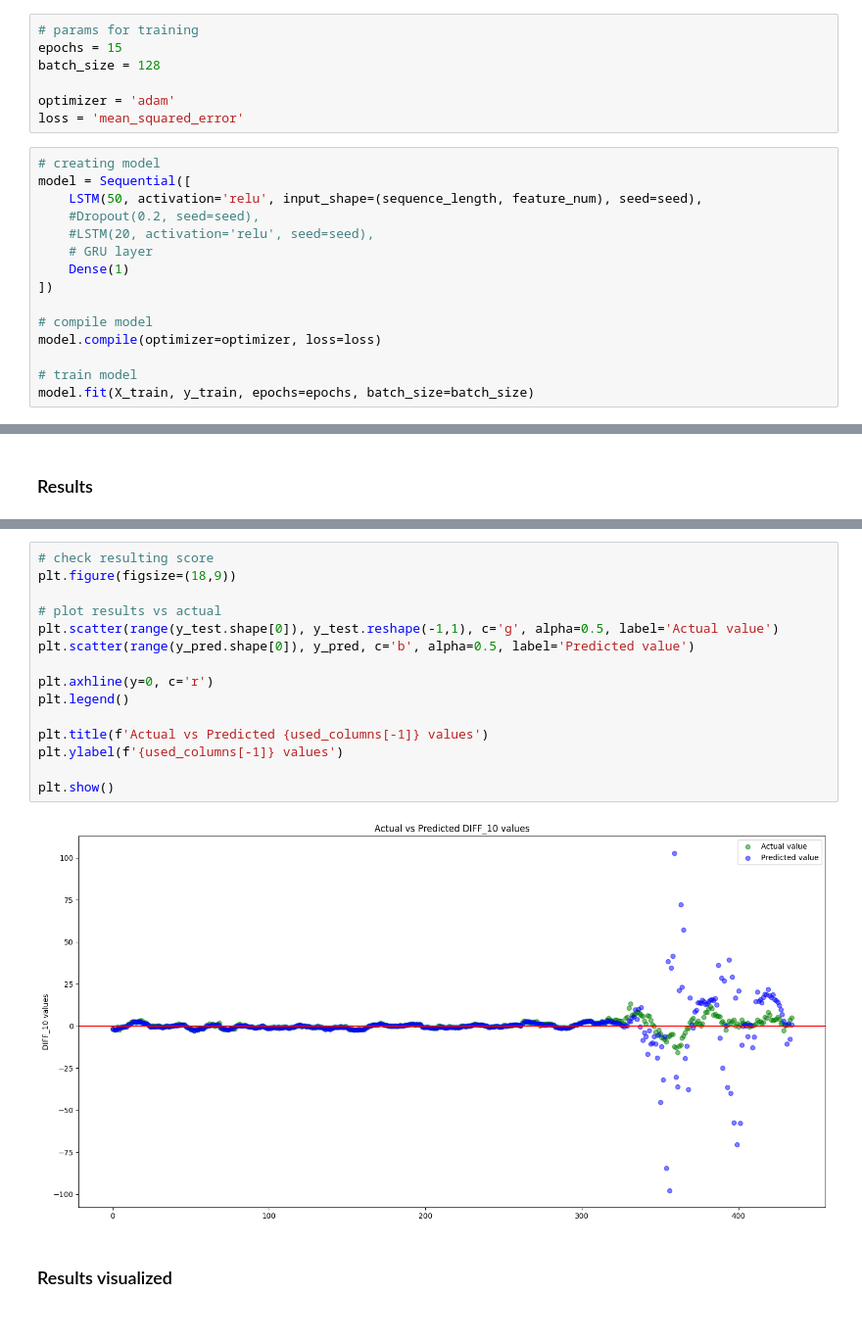
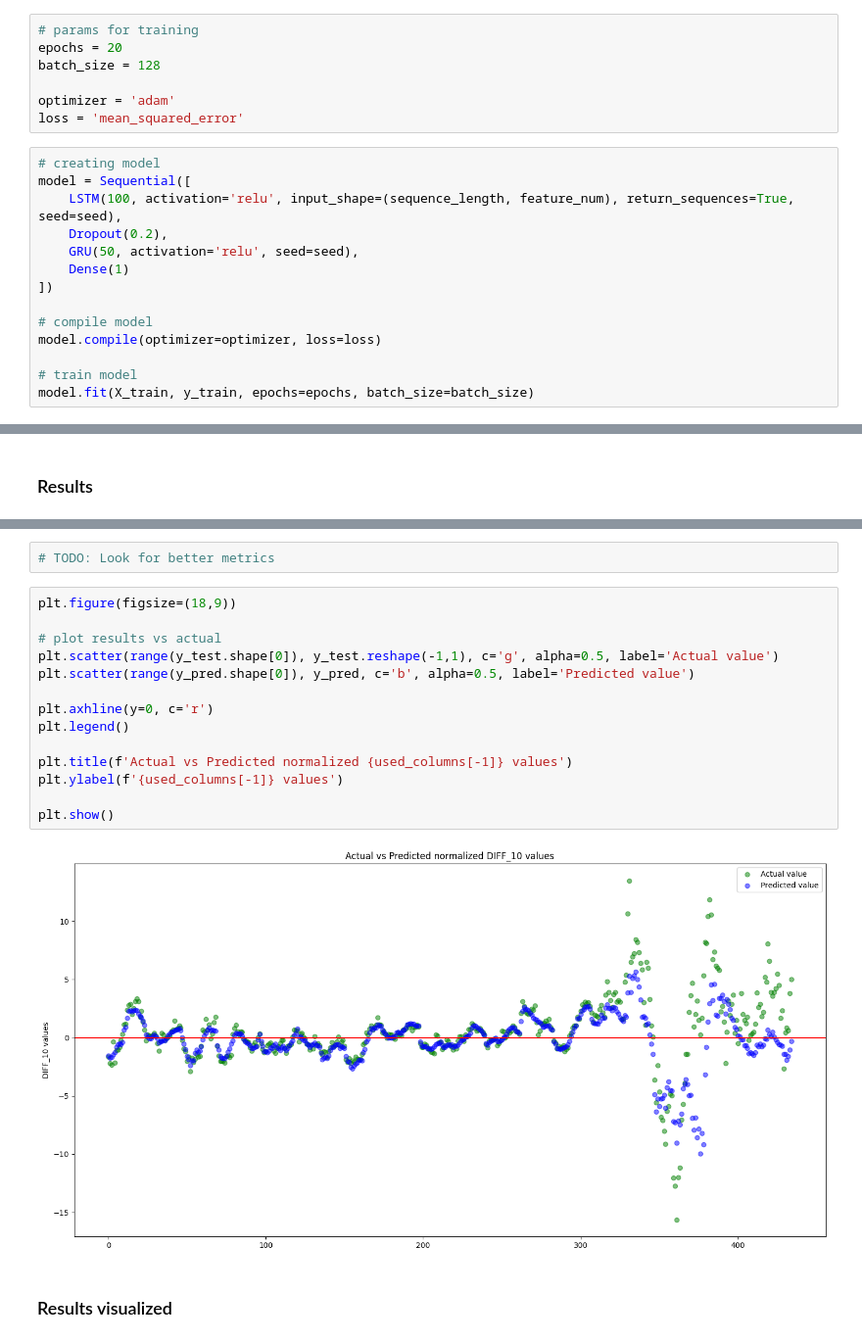
Before and after one commit to DanielVeress/price_prediction, a Jupyter notebook: price_prediction.ipynb, the cells around one changed output, grey strips where cells are left out. Shown at 98% size. Saved outputs shown, nothing was run; the diff lists cells and outputs as text.

```diff
--- a/price_prediction.ipynb
+++ b/price_prediction.ipynb
@@ -199,7 +205,7 @@ y_test: (435,)
 # Model training
 # %%
 # params for training
-epochs = 15
+epochs = 20
 batch_size = 128
 
 optimizer = 'adam'
@@ -207,10 +213,9 @@ loss = 'mean_squared_error'
 # %%
 # creating model
 model = Sequential([
-    LSTM(50, activation='relu', input_shape=(sequence_length, feature_num), seed=seed),
-    #Dropout(0.2, seed=seed),
-    #LSTM(20, activation='relu', seed=seed),
-    # GRU layer
+    LSTM(100, activation='relu', input_shape=(sequence_length, feature_num), return_sequences=True, seed=seed),
+    Dropout(0.2),
+    GRU(50, activation='relu', seed=seed),
     Dense(1)
 ])
 
@@ -254,20 +259,21 @@ print(mean_absolute_error(y_test.reshape(-1,1), y_pred))
+# %%
+# TODO: Look for better metrics
 # %%
-# check resulting score
 plt.figure(figsize=(18,9))
 
 # plot results vs actual
 plt.scatter(range(y_test.shape[0]), y_test.reshape(-1,1), c='g', alpha=0.5, label='Actual value')
 plt.scatter(range(y_pred.shape[0]), y_pred, c='b', alpha=0.5, label='Predicted value')
 
 plt.axhline(y=0, c='r')
 plt.legend()
 
-plt.title(f'Actual vs Predicted {used_columns[-1]} values')
+plt.title(f'Actual vs Predicted normalized {used_columns[-1]} values')
 plt.ylabel(f'{used_columns[-1]} values')
 
 plt.show()
 # %% [output]
-[figure, old version]
+[figure, new version]
 # %% [markdown]
 ### Results visualized
 # %% [markdown]
```
Also changed, not shown: parts of 43 cells of this notebook.
